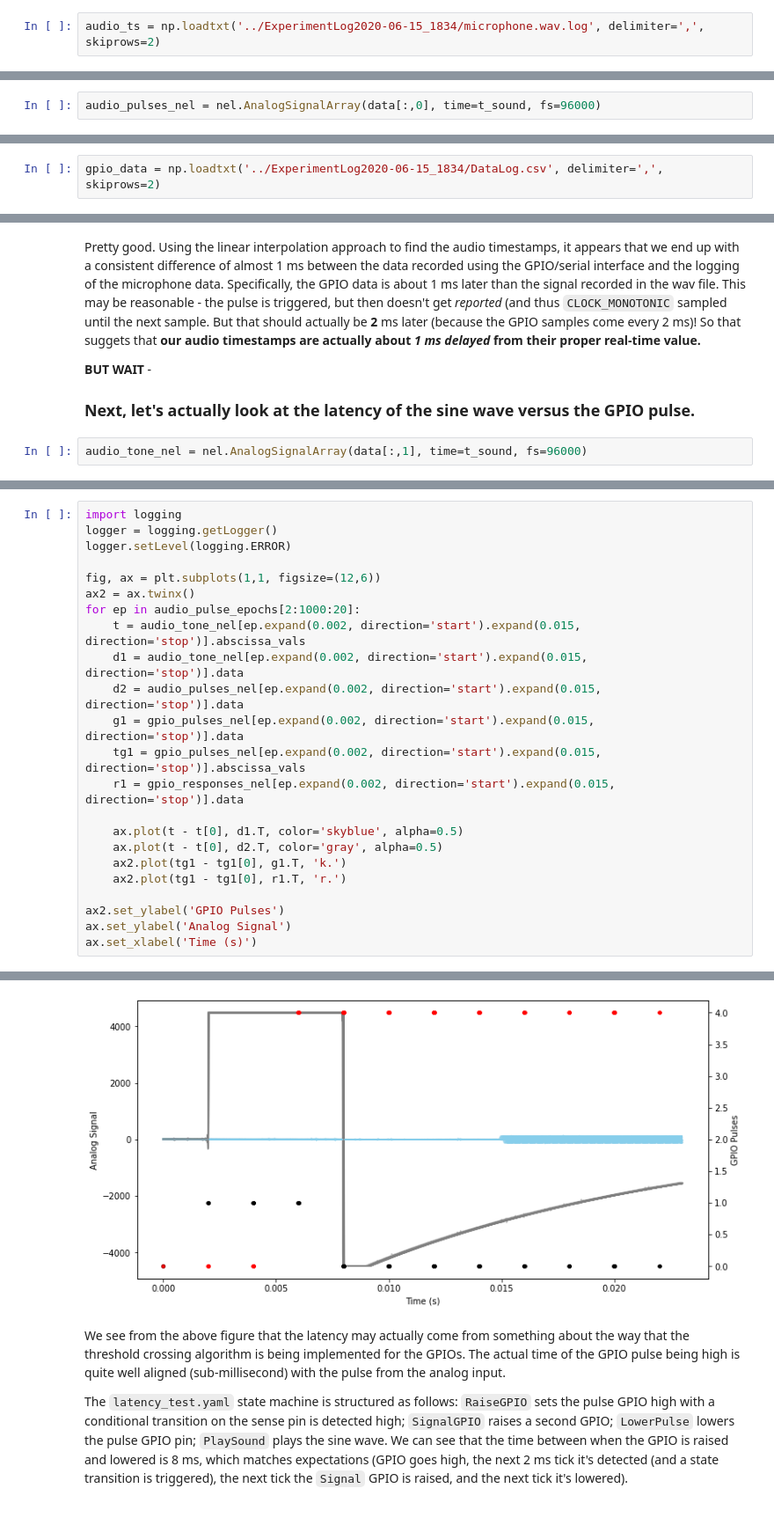
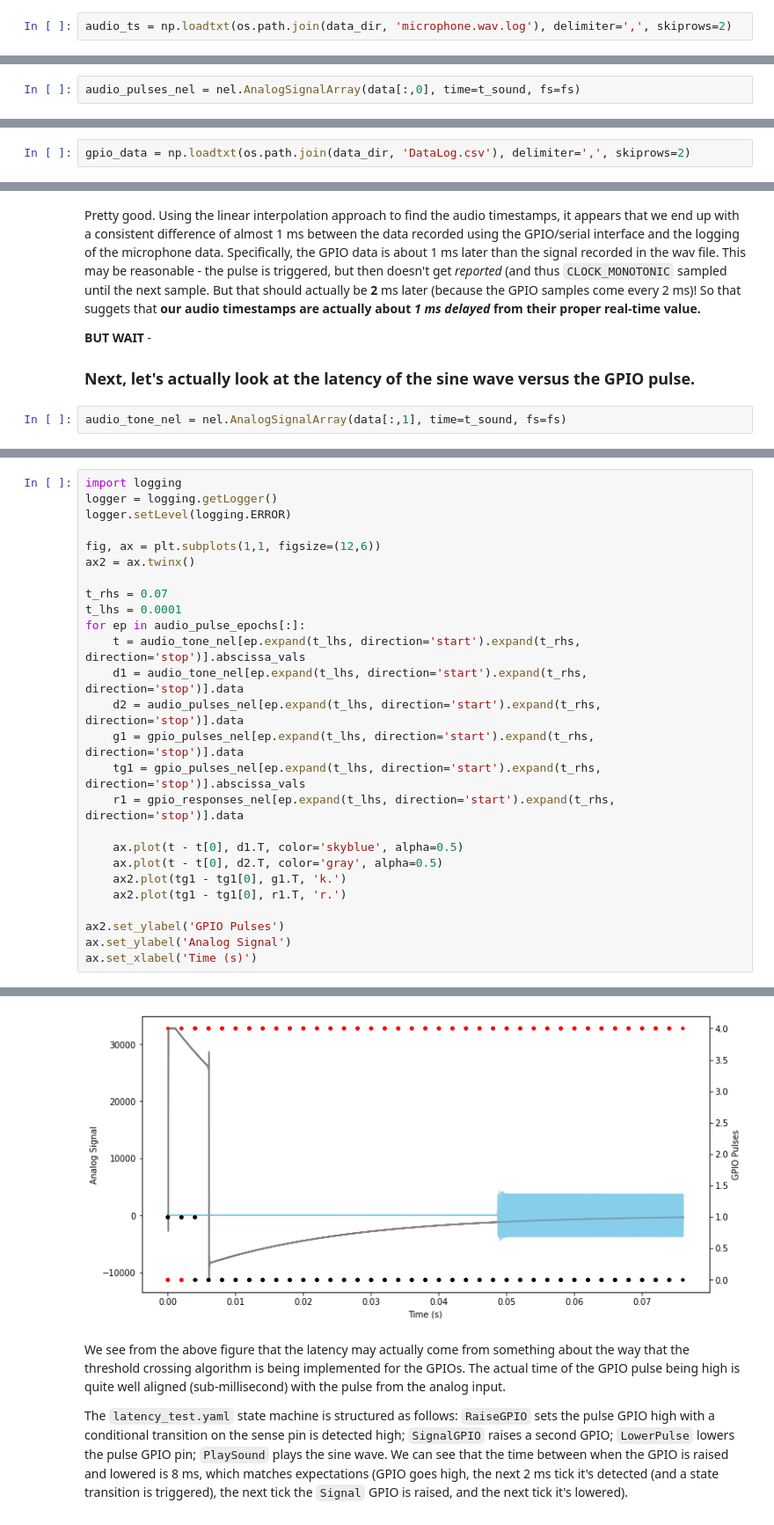
Before and after one commit to kemerelab/TreadmillIO, a Jupyter notebook: ClientSide/Documentation/Examining Latency.ipynb, the cells around one changed output, grey strips where cells are left out. Shown at 88% size. Drawn from its saved outputs; the diff is of its cells as text.

```diff
--- a/ClientSide/Documentation/Examining Latency.ipynb
+++ b/ClientSide/Documentation/Examining Latency.ipynb
@@ -24,5 +27,5 @@ fs, data = scipy.io.wavfile.read('../ExperimentLog2020-06-15_1834/microphone.wav
 # %%
-audio_ts = np.loadtxt('../ExperimentLog2020-06-15_1834/microphone.wav.log', delimiter=',', skiprows=2)
+audio_ts = np.loadtxt(os.path.join(data_dir, 'microphone.wav.log'), delimiter=',', skiprows=2)
 # %% [markdown]
 ### The audio timestamp file
 
@@ -106,2 +102,2 @@ The mpl_toolkits.axes_grid module was deprecated in Matplotlib 2.1 and will be r
 # %%
-audio_pulses_nel = nel.AnalogSignalArray(data[:,0], time=t_sound, fs=96000)
+audio_pulses_nel = nel.AnalogSignalArray(data[:,0], time=t_sound, fs=fs)
@@ -132,7 +125,7 @@ Next, let's load the GPIO data. It's also stored in a CSV file. Each row corresp
   4. UnwrappedEncoder - the unwrapped value of the encoder - this increments all the way to the maximum value (32 bit)
   5. last_ts - the CLOCK_MONOTONIC value (converted to seconds) received at the sampling time
 # %%
-gpio_data = np.loadtxt('../ExperimentLog2020-06-15_1834/DataLog.csv', delimiter=',', skiprows=2)
+gpio_data = np.loadtxt(os.path.join(data_dir, 'DataLog.csv'), delimiter=',', skiprows=2)
 # %% [markdown]
 Next, let's look at the pulses as recorded by the GPIO
 # %%
@@ -186,4 +179,4 @@ from their proper real-time value.**
 **BUT WAIT** -
 ### Next, let's actually look at the latency of the sine wave versus the GPIO pulse.
 # %%
-audio_tone_nel = nel.AnalogSignalArray(data[:,1], time=t_sound, fs=96000)
+audio_tone_nel = nel.AnalogSignalArray(data[:,1], time=t_sound, fs=fs)
@@ -194,29 +183,32 @@ WARNING:root:some steps in the data are smaller than the requested step size.
 # %%
 import logging
 logger = logging.getLogger()
 logger.setLevel(logging.ERROR)
 
 fig, ax = plt.subplots(1,1, figsize=(12,6))
 ax2 = ax.twinx()
-for ep in audio_pulse_epochs[2:1000:20]:
-    t = audio_tone_nel[ep.expand(0.002, direction='start').expand(0.015, direction='stop')].abscissa_vals
-    d1 = audio_tone_nel[ep.expand(0.002, direction='start').expand(0.015, direction='stop')].data
-    d2 = audio_pulses_nel[ep.expand(0.002, direction='start').expand(0.015, direction='stop')].data
-    g1 = gpio_pulses_nel[ep.expand(0.002, direction='start').expand(0.015, direction='stop')].data
-    tg1 = gpio_pulses_nel[ep.expand(0.002, direction='start').expand(0.015, direction='stop')].abscissa_vals
-    r1 = gpio_responses_nel[ep.expand(0.002, direction='start').expand(0.015, direction='stop')].data
+
+t_rhs = 0.07
+t_lhs = 0.0001
+for ep in audio_pulse_epochs[:]:
+    t = audio_tone_nel[ep.expand(t_lhs, direction='start').expand(t_rhs, direction='stop')].abscissa_vals
+    d1 = audio_tone_nel[ep.expand(t_lhs, direction='start').expand(t_rhs, direction='stop')].data
+    d2 = audio_pulses_nel[ep.expand(t_lhs, direction='start').expand(t_rhs, direction='stop')].data
+    g1 = gpio_pulses_nel[ep.expand(t_lhs, direction='start').expand(t_rhs, direction='stop')].data
+    tg1 = gpio_pulses_nel[ep.expand(t_lhs, direction='start').expand(t_rhs, direction='stop')].abscissa_vals
+    r1 = gpio_responses_nel[ep.expand(t_lhs, direction='start').expand(t_rhs, direction='stop')].data
 
     ax.plot(t - t[0], d1.T, color='skyblue', alpha=0.5)
     ax.plot(t - t[0], d2.T, color='gray', alpha=0.5)
     ax2.plot(tg1 - tg1[0], g1.T, 'k.')
     ax2.plot(tg1 - tg1[0], r1.T, 'r.')
 
 ax2.set_ylabel('GPIO Pulses')
 ax.set_ylabel('Analog Signal')
 ax.set_xlabel('Time (s)')
 # %% [output]
 Text(0.5, 0, 'Time (s)')
-[figure, old version]
+[figure, new version]
 # %% [markdown]
 We see from the above figure that the latency may actually come from something about the way that the threshold crossing algorithm is being implemented for the GPIOs. The actual time of the GPIO pulse being high is quite well aligned (sub-millisecond) with the pulse from the analog input.
 
```
Also changed, not shown: parts of 15 cells of this notebook, 7 other files.
